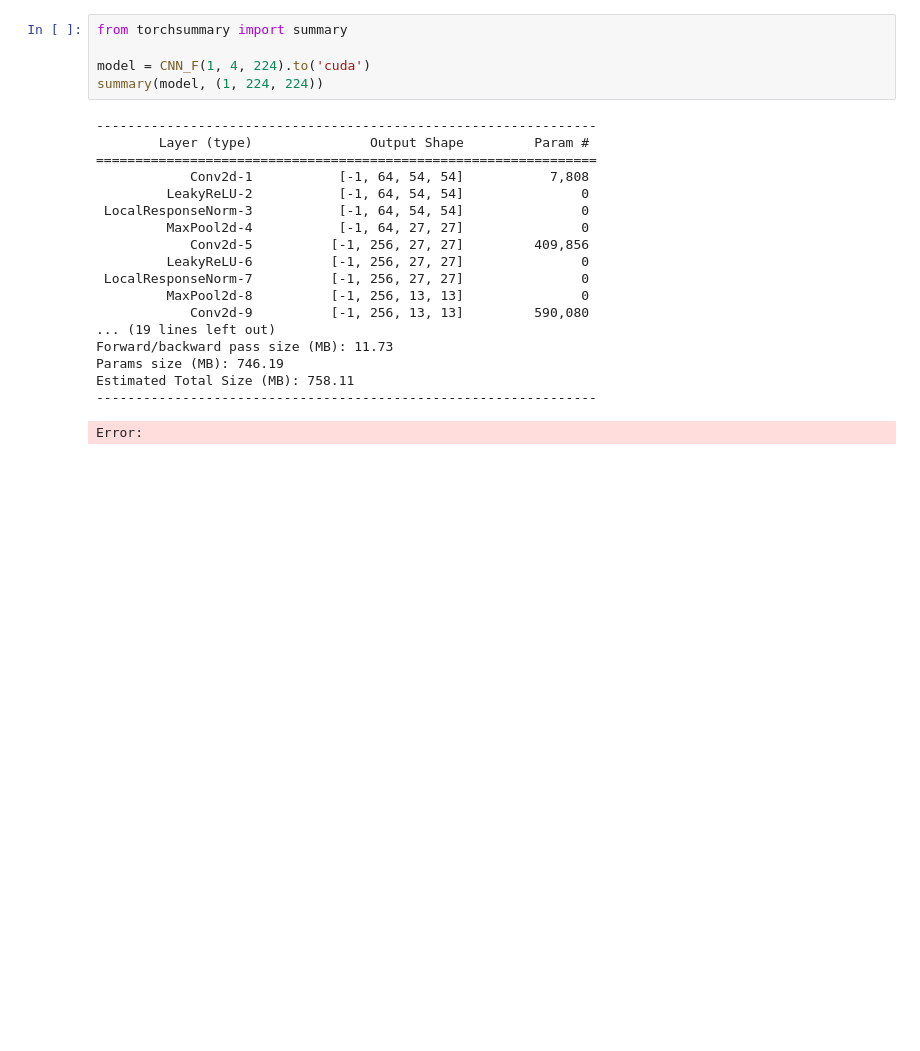
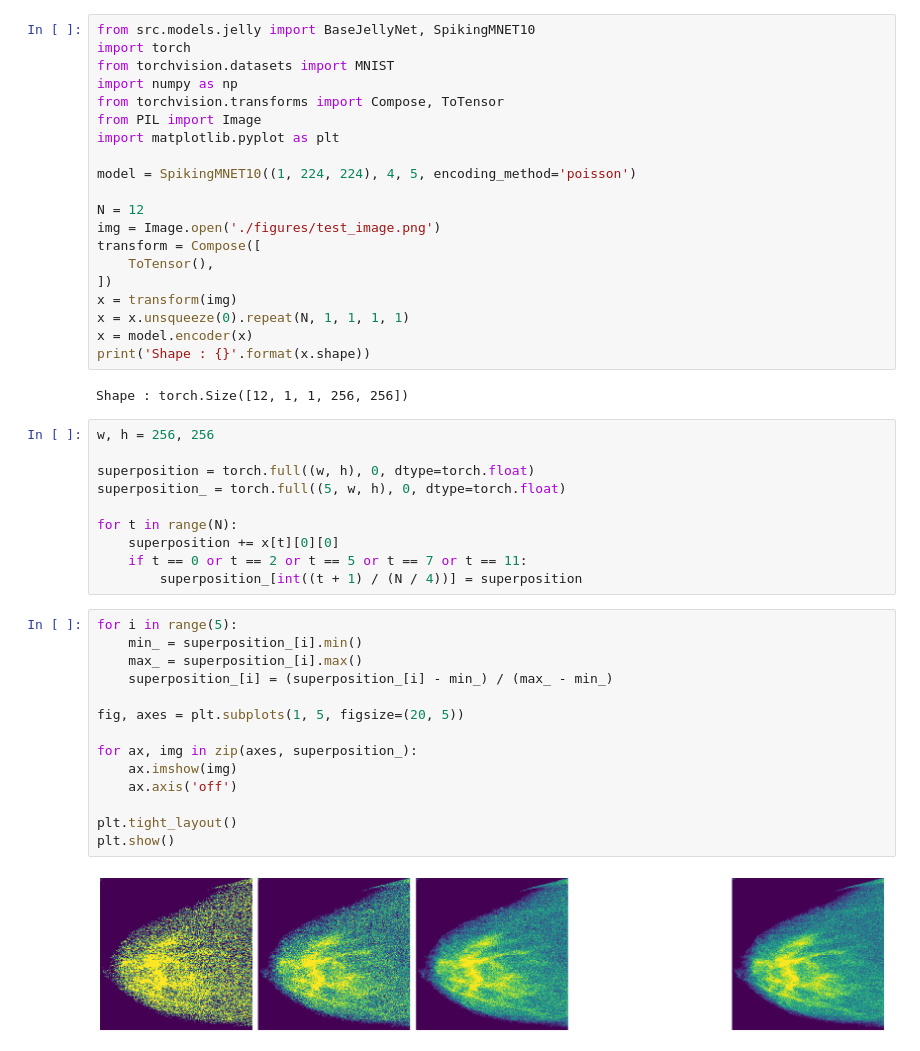
Before and after one commit to KP-AROB/AROB-SNNTorch, a Jupyter notebook: playground.ipynb, the cells around one changed output. Saved outputs shown, nothing was run; the diff lists cells and outputs as text; blank space fills up the shorter version.

Commit message:
Add encoding to training

```diff
--- a/playground.ipynb
+++ b/playground.ipynb
@@ -76,24 +1,48 @@ class CNN_F(nn.Module):
-# %%
-from torchsummary import summary
-
-model = CNN_F(1, 4, 224).to('cuda')
-summary(model, (1, 224, 224))
-# %% [output]
-----------------------------------------------------------------
-        Layer (type)               Output Shape         Param #
-================================================================
-            Conv2d-1           [-1, 64, 54, 54]           7,808
-         LeakyReLU-2           [-1, 64, 54, 54]               0
- LocalResponseNorm-3           [-1, 64, 54, 54]               0
-         MaxPool2d-4           [-1, 64, 27, 27]               0
-            Conv2d-5          [-1, 256, 27, 27]         409,856
-         LeakyReLU-6          [-1, 256, 27, 27]               0
- LocalResponseNorm-7          [-1, 256, 27, 27]               0
-         MaxPool2d-8          [-1, 256, 13, 13]               0
-            Conv2d-9          [-1, 256, 13, 13]         590,080
-... (19 lines left out)
-Forward/backward pass size (MB): 11.73
-Params size (MB): 746.19
-Estimated Total Size (MB): 758.11
-----------------------------------------------------------------
-Error:
+# %%
+from src.models.jelly import BaseJellyNet, SpikingMNET10
+import torch
+from torchvision.datasets import MNIST
+import numpy as np
+from torchvision.transforms import Compose, ToTensor
+from PIL import Image
+import matplotlib.pyplot as plt
+
+model = SpikingMNET10((1, 224, 224), 4, 5, encoding_method='poisson')
+
+N = 12
+img = Image.open('./figures/test_image.png')
+transform = Compose([
+    ToTensor(),
+])
+x = transform(img)
+x = x.unsqueeze(0).repeat(N, 1, 1, 1, 1)
+x = model.encoder(x)
+print('Shape : {}'.format(x.shape))
+# %% [output]
+Shape : torch.Size([12, 1, 1, 256, 256])
+# %%
+w, h = 256, 256
+
+superposition = torch.full((w, h), 0, dtype=torch.float)
+superposition_ = torch.full((5, w, h), 0, dtype=torch.float)
+
+for t in range(N):
+    superposition += x[t][0][0]
+    if t == 0 or t == 2 or t == 5 or t == 7 or t == 11:
+        superposition_[int((t + 1) / (N / 4))] = superposition
+# %%
+for i in range(5):
+    min_ = superposition_[i].min()
+    max_ = superposition_[i].max()
+    superposition_[i] = (superposition_[i] - min_) / (max_ - min_)
+
+fig, axes = plt.subplots(1, 5, figsize=(20, 5))
+
+for ax, img in zip(axes, superposition_):
+    ax.imshow(img)
+    ax.axis('off')
+
+plt.tight_layout()
+plt.show()
+# %% [output]
+[figure, added]
```
Also changed, not shown: parts of 2 cells of this notebook, 3 other files.
